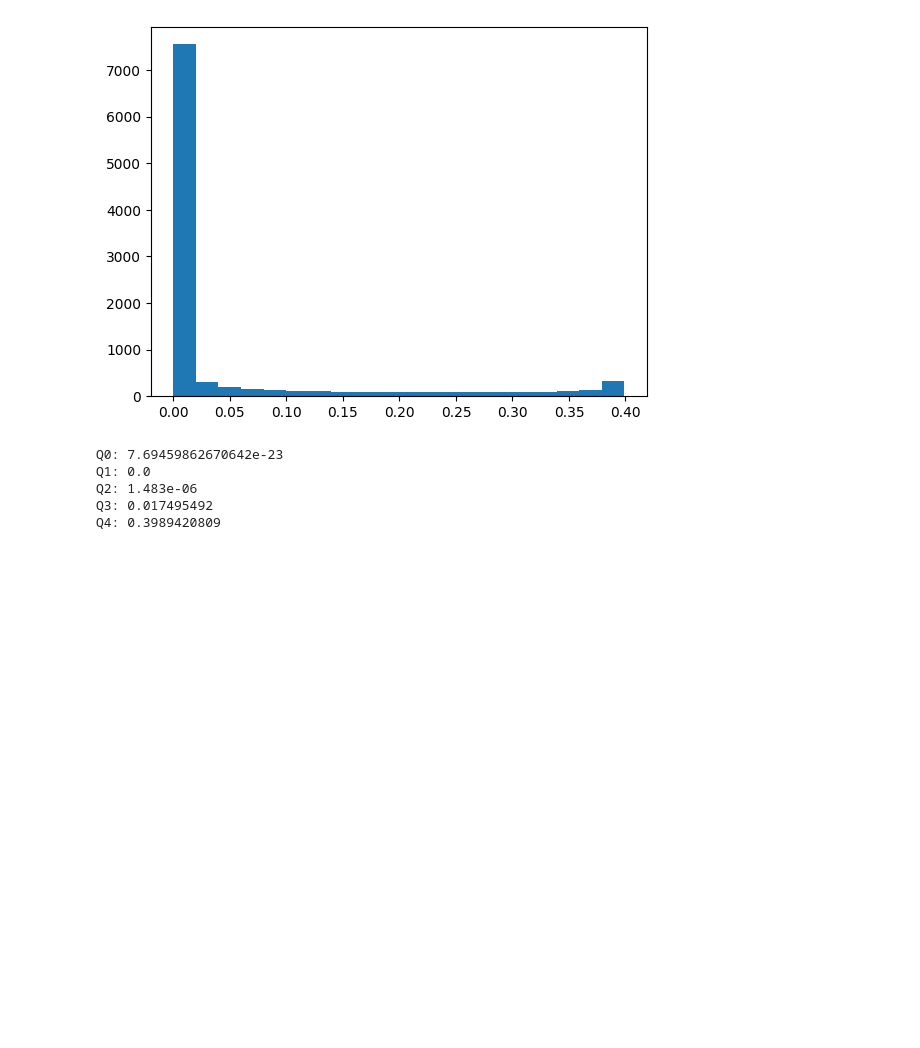
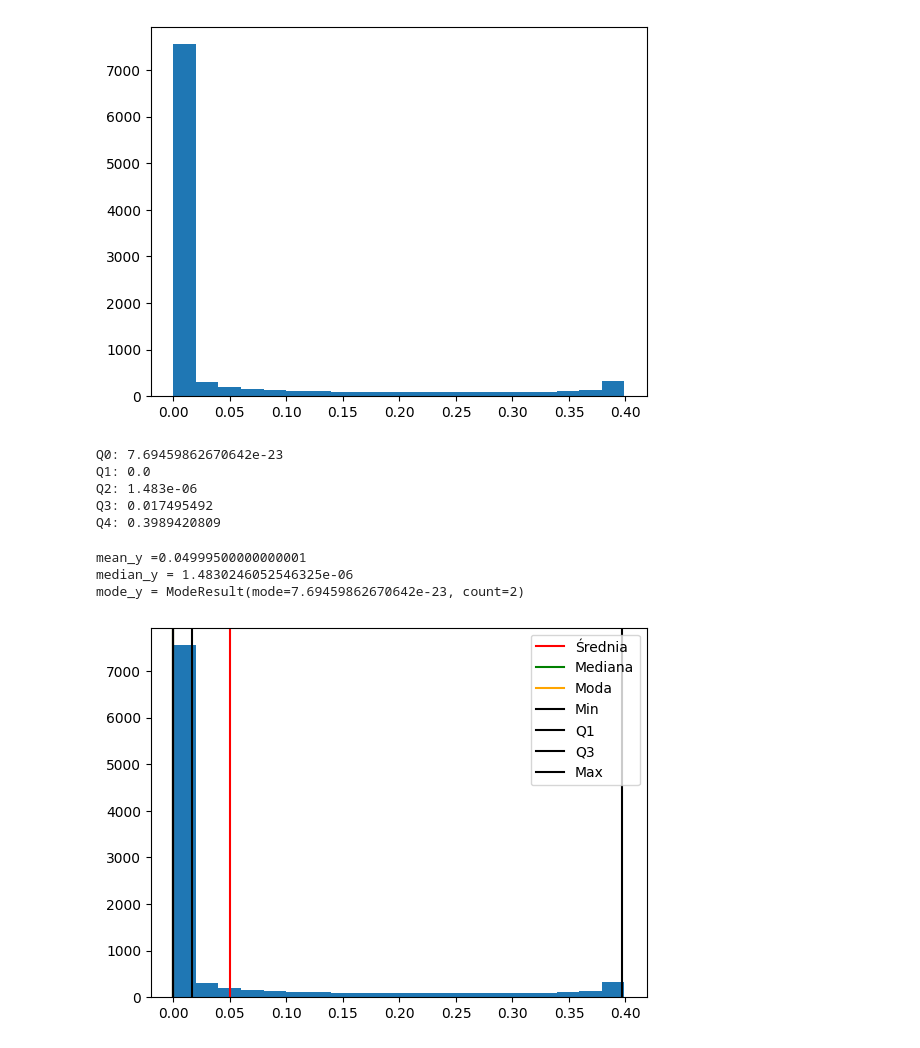
Before and after one commit to pogmac/M10_Statistics_Gauss, a Jupyter notebook: M10_Statistics-Gauss.ipynb, the cells around one changed output. Drawn from its saved outputs; the diff is of its cells as text; code cells hidden in the pictures; blank space fills up the shorter version.

```diff
--- a/M10_Statistics-Gauss.ipynb
+++ b/M10_Statistics-Gauss.ipynb
@@ -340,3 +141,27 @@ Q1: 0.0
 Q2: 1.483e-06
 Q3: 0.017495492
 Q4: 0.3989420809
+# %%
+mean_y= np.mean(y)
+print(f'mean_y ={mean_y}')
+median_y = np.median(y)
+print(f'median_y = {median_y}')
+mode_y = stats.mode(y,keepdims =False)
+print(f'mode_y = {mode_y}')
+# %% [output]
+mean_y =0.04999500000000001
+median_y = 1.4830246052546325e-06
+mode_y = ModeResult(mode=7.69459862670642e-23, count=2)
+# %%
+plt.hist(y, bins=20)
+plt.axvline(x = mean_y, color='red', label = 'Średnia')
+plt.axvline(x = median_y, color='green', label = 'Mediana')
+plt.axvline(x = mode_y[0], color='orange', label = 'Moda')
+plt.axvline(x = q0, color='black', label = 'Min')
+plt.axvline(x = q1, color='black', label = 'Q1')
+plt.axvline(x = q3, color='black', label = 'Q3')
+plt.axvline(x = q4, color='black', label = 'Max')
+plt.legend(loc='upper right')
+plt.show()
+# %% [output]
+[figure, added]
```
Also changed, not shown: parts of 36 cells of this notebook.
